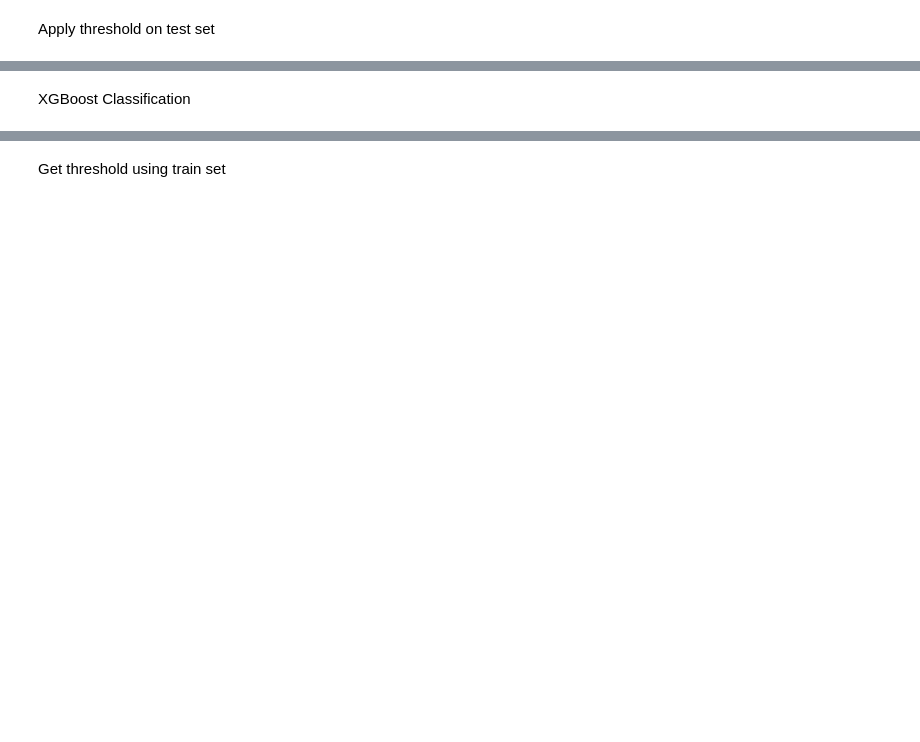
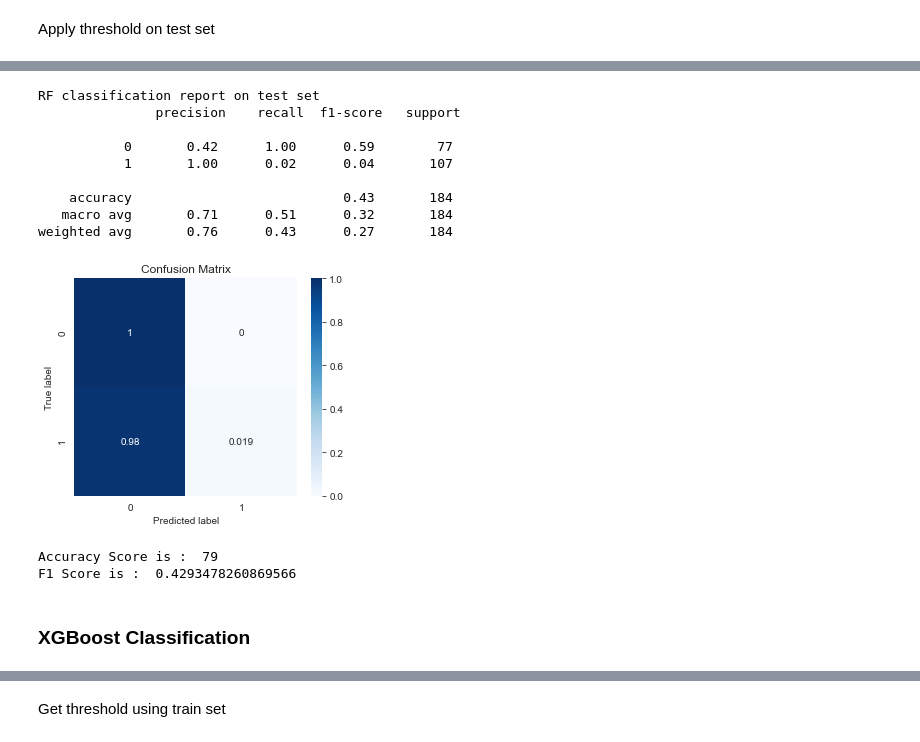
Before and after one commit to shaisid01/Heart-failure-prediction, a Jupyter notebook: Notebook/Heart Failure.ipynb, the cells around one changed output, grey strips where cells are left out. Saved outputs shown, nothing was run; the diff lists cells and outputs as text; code cells hidden in the pictures; blank space fills up the shorter version.

```diff
--- a/Notebook/Heart Failure.ipynb
+++ b/Notebook/Heart Failure.ipynb
@@ -570,14 +677,29 @@ print(f"True -ve : {tn}\nFalse +ve : {fp}\nFalse -ve : {fn}\nTrue +ve : {tp}\n")
 # %%
 plot_Confusionmatrix(y_test,rfc_test_labels)
 y_class_report = metrics.classification_report(y_test,rfc_test_labels,zero_division=1, target_names=["0","1"])
 print("RF classification report on test set\n", y_class_report )
+make_matrics_score(y_test,rfc_test_labels,'rfc',isTrain = False)
+# %% [output]
+RF classification report on test set
+               precision    recall  f1-score   support
+
+           0       0.42      1.00      0.59        77
+           1       1.00      0.02      0.04       107
+
+    accuracy                           0.43       184
+   macro avg       0.71      0.51      0.32       184
+weighted avg       0.76      0.43      0.27       184
+[figure, added]
 # %%
-AccScore = accuracy_score(y_test, rfc_test_labels, normalize=False)
+AccScore = metrics.accuracy_score(y_test, rfc_test_labels, normalize=False)
 print('Accuracy Score is : ', AccScore)
-F1Score = f1_score(y_test, rfc_test_labels, average='micro') #it can be : binary,macro,weighted,samples
+F1Score = metrics.f1_score(y_test, rfc_test_labels, average='micro') #it can be : binary,macro,weighted,samples
 print('F1 Score is : ', F1Score)
+# %% [output]
+Accuracy Score is :  79
+F1 Score is :  0.4293478260869566
-# %% [markdown]
-XGBoost Classification
+# %% [markdown]
+### XGBoost Classification
 # %%
 #Settingranges for the hyperparameter are shown below.
 xgb_params = {"clf__learning_rate": [0.05, 0.1, 0.2, 0.3, 0.4, 0.5],
```
Also changed, not shown: parts of 81 cells of this notebook.
